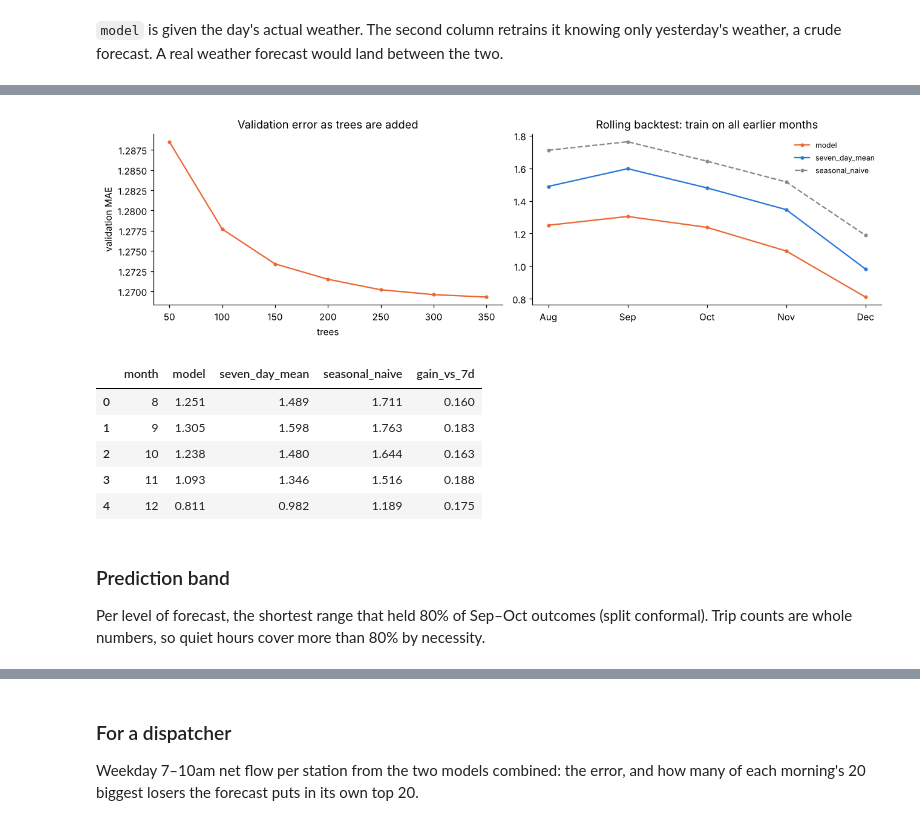
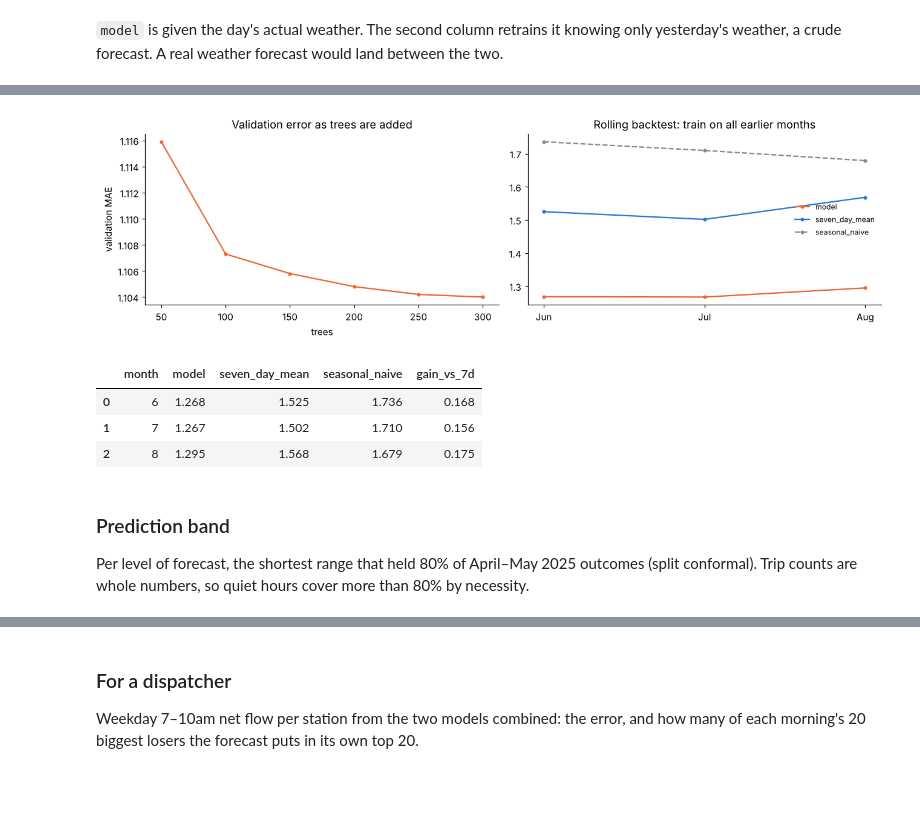
Before and after one commit to AncientAbacus/NYC-CitiBike-Analysis, a Jupyter notebook: CitiBike_2024.ipynb, the cells around one changed output, grey strips where cells are left out. Saved outputs shown, nothing was run; the diff lists cells and outputs as text; code cells hidden in the pictures; blank space fills up the shorter version.

```diff
--- a/CitiBike_2024.ipynb
+++ b/CitiBike_2024.ipynb
@@ -251,27 +250,25 @@ pd.DataFrame(rows).T.round(3)
 # %%
 es = pd.DataFrame(f["departures"]["early_stopping"])
 bt = pd.DataFrame(f["backtest"])
 fig, (a, b) = plt.subplots(1, 2, figsize=(12, 3.6))
 a.plot(es["trees"], es["valid_mae"], color=ORANGE, marker="o", ms=3)
 a.set_title("Validation error as trees are added"); a.set_xlabel("trees"); a.set_ylabel("validation MAE")
 for col, color, ls in (("model", ORANGE, "-"), ("seven_day_mean", BLUE, "-"), ("seasonal_naive", GRAY, "--")):
     b.plot(bt["month"], bt[col], color=color, ls=ls, marker="o", ms=3, label=col)
-b.set_xticks(bt["month"], ["Aug", "Sep", "Oct", "Nov", "Dec"])
+b.set_xticks(bt["month"], ["Jun", "Jul", "Aug"])
 b.set_title("Rolling backtest: train on all earlier months"); b.legend(frameon=False, fontsize=8)
 plt.tight_layout(); plt.show()
 bt.assign(gain_vs_7d=1 - bt["model"] / bt["seven_day_mean"]).round(3)
 # %% [output]
-[figure, old version]
+[figure, new version]
 |  | month | model | seven_day_mean | seasonal_naive | gain_vs_7d |
-| 0 | 8 | 1.251 | 1.489 | 1.711 | 0.160 |
-| 1 | 9 | 1.305 | 1.598 | 1.763 | 0.183 |
-| 2 | 10 | 1.238 | 1.480 | 1.644 | 0.163 |
-| 3 | 11 | 1.093 | 1.346 | 1.516 | 0.188 |
-| 4 | 12 | 0.811 | 0.982 | 1.189 | 0.175 |
+| 0 | 6 | 1.268 | 1.525 | 1.736 | 0.168 |
+| 1 | 7 | 1.267 | 1.502 | 1.710 | 0.156 |
+| 2 | 8 | 1.295 | 1.568 | 1.679 | 0.175 |
 # %% [markdown]
 ### Prediction band
 
-Per level of forecast, the shortest range that held 80% of Sep–Oct outcomes (split conformal).
+Per level of forecast, the shortest range that held 80% of April–May 2025 outcomes (split conformal).
 Trip counts are whole numbers, so quiet hours cover more than 80% by necessity.
 # %%
 display(pd.DataFrame({k: v for k, v in f["intervals"].items() if k != "nominal"}).T)
```
Also changed, not shown: parts of 7 cells of this notebook, 6 other files.
